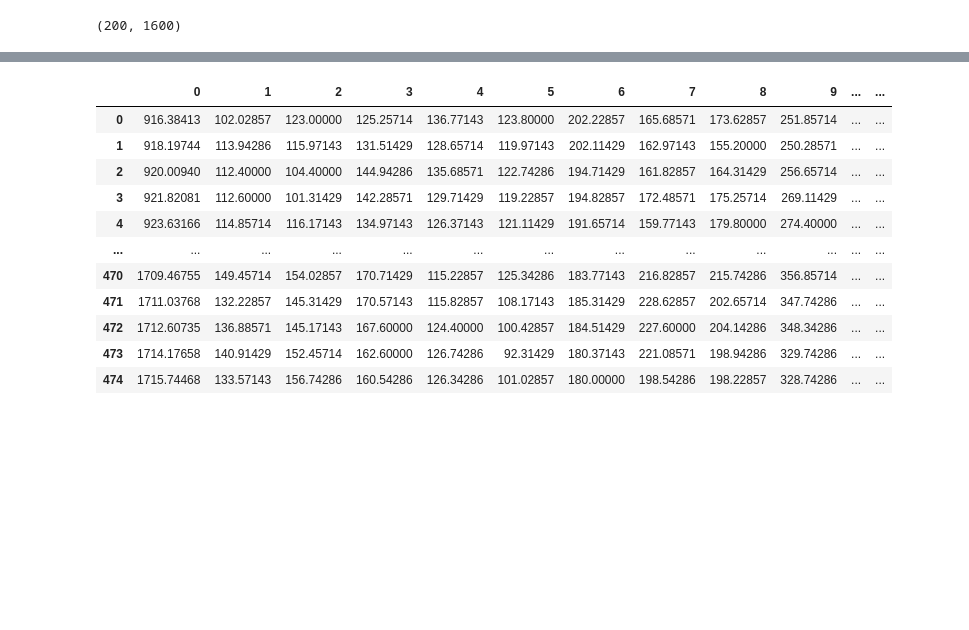
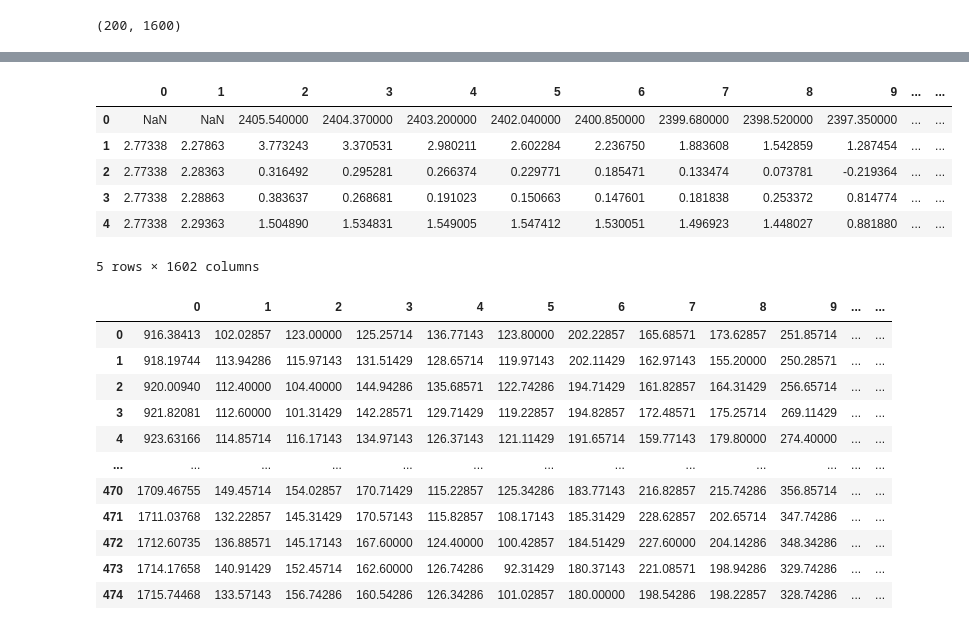
Before and after one commit to moria5161/Ramancloud, a Jupyter notebook: samples/tmp.ipynb, the cells around one changed output, grey strips where cells are left out. Cells and saved outputs as stored; diff of their text form; code cells hidden in the pictures; blank space fills up the shorter version.

```diff
--- a/samples/tmp.ipynb
+++ b/samples/tmp.ipynb
@@ -192,0 +251,2 @@ plt.imshow(dataset)
+# %%
+rec = np.c_[indexs, np.r_[wavenumber.reshape(1, -1), new_dataset]]
@@ -193,3 +257,14 @@ plt.imshow(dataset)
+# %%
+rec_df = pd.DataFrame(rec)
+rec_df.head()
+# %% [output]
+|  | 0 | 1 | 2 | 3 | 4 | 5 | 6 | 7 | 8 | 9 | ... | ... |
+| 0 | NaN | NaN | 2405.540000 | 2404.370000 | 2403.200000 | 2402.040000 | 2400.850000 | 2399.680000 | 2398.520000 | 2397.350000 | ... | ... |
+| 1 | 2.77338 | 2.27863 | 3.773243 | 3.370531 | 2.980211 | 2.602284 | 2.236750 | 1.883608 | 1.542859 | 1.287454 | ... | ... |
+| 2 | 2.77338 | 2.28363 | 0.316492 | 0.295281 | 0.266374 | 0.229771 | 0.185471 | 0.133474 | 0.073781 | -0.219364 | ... | ... |
+| 3 | 2.77338 | 2.28863 | 0.383637 | 0.268681 | 0.191023 | 0.150663 | 0.147601 | 0.181838 | 0.253372 | 0.814774 | ... | ... |
+| 4 | 2.77338 | 2.29363 | 1.504890 | 1.534831 | 1.549005 | 1.547412 | 1.530051 | 1.496923 | 1.448027 | 0.881880 | ... | ... |
+5 rows × 1602 columns
 # %%
 import pandas as pd
 df = pd.read_csv('./10-5.txt', delimiter='\t', header=None)
```
Also changed, not shown: parts of 23 cells of this notebook, 5 other files.
